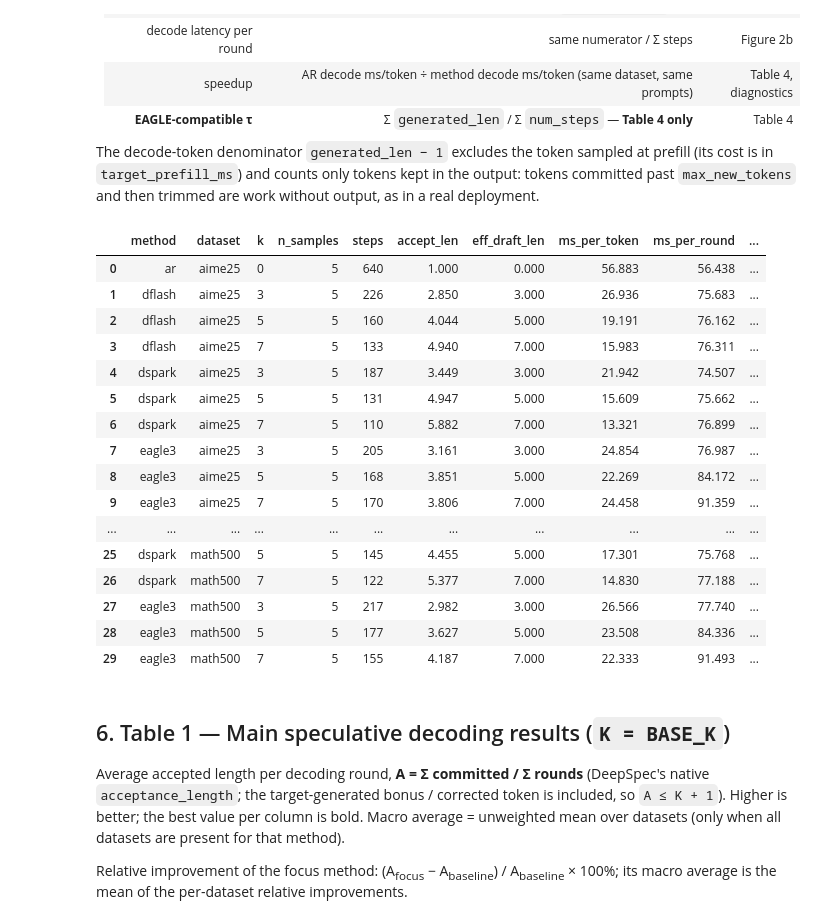
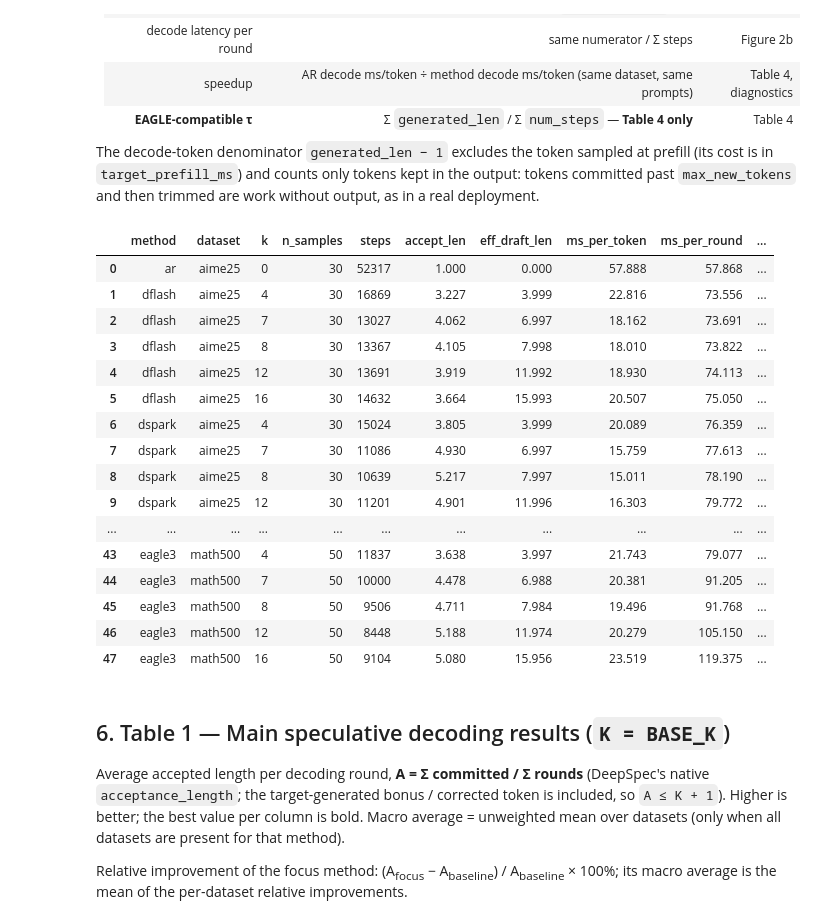
Before and after one commit to ArtemShamro/DeepSpec, a Jupyter notebook: experiments/notebooks/report.ipynb, the cells around one changed output. Drawn from its saved outputs; the diff is of its cells as text; code cells hidden in the pictures.

```diff
--- a/experiments/notebooks/report.ipynb
+++ b/experiments/notebooks/report.ipynb
@@ -24,11 +25,12 @@ datasets or methods.
 # ---- Configuration: the only cell that needs editing --------------------------------------------
 # Logs. LOG_DIR is either one run directory (contains manifest.json) or a directory with run
 # directories below it. Relative paths are resolved against the repository root.
-LOG_DIR = "experiments/results/qwen3_4b_main_merged"
+LOG_DIR = "experiments/results/DeepSpec_qwen3_4b_main_results"
 RUNS = "latest"          # "latest" = newest run under LOG_DIR; "all" = merge every run; or a list of run ids
 
 K_VALUES = [4, 7, 8, 12, 16]  # draft lengths to report
-BASE_K = 7               # K used for the fixed-K comparisons (Table 1, Figure 1)
+BASE_K = 7               # K used for the fixed-K comparisons (Table 1, Figures 1 and 3)
+K_FIG2 = [4, 8, 12, 16]  # draft lengths shown in Figure 2 (accepted length + latency per step)
 
 DATASETS = ["gsm8k", "math500", "aime25"]       # order of columns / panels; missing ones are skipped
 METHODS = ["eagle3", "dflash", "dspark"]        # speculative methods, in display order
@@ -376,6 +380,8 @@ def safe_div(a, b):
 
 
 samples["decode_ms"] = samples[PHASES].sum(axis=1, min_count=len(PHASES))
+# Whole generation on the GPU timeline: target prefill + drafter init_context + decode.
+samples["total_ms"] = samples["target_prefill_ms"] + samples["init_context_ms"].fillna(0) + samples["decode_ms"]
 samples["decode_tokens"] = (samples["generated_len"] - 1).clip(lower=0)
 samples["peak_bytes"] = samples[["prefill_peak_bytes", "decode_peak_bytes"]].max(axis=1)
 samples["context_len"] = samples["prompt_len"] + samples["generated_len"]
@@ -387,7 +393,7 @@ def group_metrics(samples: pd.DataFrame, steps: pd.DataFrame) -> pd.DataFrame:
                                   drafted=("drafted_len", "sum"))
     sa = samples.groupby(GROUP).agg(
         n_samples=("sample_idx", "size"), num_steps=("num_steps", "sum"), generated=("generated_len", "sum"),
-        decode_tokens=("decode_tokens", "sum"), decode_ms=("decode_ms", "sum"),
+        decode_tokens=("decode_tokens", "sum"), decode_ms=("decode_ms", "sum"), total_ms=("total_ms", "sum"),
         **{p: (p, "sum") for p in PHASES},
         prefill_ms=("target_prefill_ms", "mean"), init_context_ms=("init_context_ms", "mean"),
         prompt_len=("prompt_len", "mean"), generated_len=("generated_len", "mean"),
@@ -402,6 +408,7 @@ def group_metrics(samples: pd.DataFrame, steps: pd.DataFrame) -> pd.DataFrame:
     g["tau_eagle"] = safe_div(g["generated"], g["num_steps"])          # Table 4 only
     g["ms_per_token"] = safe_div(g["decode_ms"], g["decode_tokens"])
     g["ms_per_round"] = safe_div(g["decode_ms"], g["steps"])
+    g["ms_per_step_total"] = safe_div(g["total_ms"], g["num_steps"])  # DSpark paper: generation time / steps
     for p in PHASES:
         g[p + "_per_round"] = safe_div(g[p], g["steps"])
         g[p + "_per_token"] = safe_div(g[p], g["decode_tokens"])
@@ -421,6 +428,11 @@ G = group_metrics(samples, steps)
 def metric(method, dataset, k, col):
     row = G[(G["method"] == method) & (G["dataset"] == dataset) & (G["k"] == k)]
     return float(row[col].iloc[0]) if len(row) else np.nan
+
+
+def macro(method, k, col):
+    """Unweighted mean over datasets: each dataset counts once, whatever its sample count."""
+    return float(np.mean([metric(method, d, k, col) for d in DS]))
 
 
 def rel(a, b):
@@ -436,50 +448,50 @@ def dname(d):
 
 
 STYLE = {m: {"color": _SERIES[i % len(_SERIES)], "marker": _MARKERS[i % len(_MARKERS)]}
          for i, m in enumerate(METHODS)}
 STYLE[AR_METHOD] = {"color": AR_COLOR, "marker": "x"}
 
 
 def save(fig, stem):
     if OUT_DIR is not None:
         for fmt in SAVE_FORMATS:
-            fig.savefig(OUT_DIR / f"{stem}.{fmt}")
+            fig.savefig(OUT_DIR / f"{stem}.{fmt}", facecolor="white", transparent=False)
 
 
 def save_table(df, stem):
     if OUT_DIR is not None:
         df.to_csv(OUT_DIR / f"{stem}.csv")
 
 
 def legend_below(fig, methods, ar=False, extra=()):
     handles = [plt.Line2D([], [], color=STYLE[m]["color"], marker=STYLE[m]["marker"], label=name(m)) for m in methods]
     if ar:
         handles.append(plt.Line2D([], [], color=AR_COLOR, ls="--", label=name(AR_METHOD)))
     handles += list(extra)
     fig.legend(handles=handles, loc="lower center", ncol=len(handles), bbox_to_anchor=(0.5, -0.02))
 
 
 cols = ["method", "dataset", "k", "n_samples", "steps", "accept_len", "eff_draft_len", "ms_per_token",
         "ms_per_round", "speedup", "generated_len", "length_limited"]
 display(G[cols].sort_values(["dataset", "method", "k"]).reset_index(drop=True))
 # %% [output]
 |  | method | dataset | k | n_samples | steps | accept_len | eff_draft_len | ms_per_token | ms_per_round | ... |
-| 0 | ar | aime25 | 0 | 5 | 640 | 1.000 | 0.000 | 56.883 | 56.438 | ... |
-| 1 | dflash | aime25 | 3 | 5 | 226 | 2.850 | 3.000 | 26.936 | 75.683 | ... |
-| 2 | dflash | aime25 | 5 | 5 | 160 | 4.044 | 5.000 | 19.191 | 76.162 | ... |
-| 3 | dflash | aime25 | 7 | 5 | 133 | 4.940 | 7.000 | 15.983 | 76.311 | ... |
-| 4 | dspark | aime25 | 3 | 5 | 187 | 3.449 | 3.000 | 21.942 | 74.507 | ... |
-| 5 | dspark | aime25 | 5 | 5 | 131 | 4.947 | 5.000 | 15.609 | 75.662 | ... |
-| 6 | dspark | aime25 | 7 | 5 | 110 | 5.882 | 7.000 | 13.321 | 76.899 | ... |
-| 7 | eagle3 | aime25 | 3 | 5 | 205 | 3.161 | 3.000 | 24.854 | 76.987 | ... |
-| 8 | eagle3 | aime25 | 5 | 5 | 168 | 3.851 | 5.000 | 22.269 | 84.172 | ... |
-| 9 | eagle3 | aime25 | 7 | 5 | 170 | 3.806 | 7.000 | 24.458 | 91.359 | ... |
+| 0 | ar | aime25 | 0 | 30 | 52317 | 1.000 | 0.000 | 57.888 | 57.868 | ... |
+| 1 | dflash | aime25 | 4 | 30 | 16869 | 3.227 | 3.999 | 22.816 | 73.556 | ... |
+| 2 | dflash | aime25 | 7 | 30 | 13027 | 4.062 | 6.997 | 18.162 | 73.691 | ... |
+| 3 | dflash | aime25 | 8 | 30 | 13367 | 4.105 | 7.998 | 18.010 | 73.822 | ... |
+| 4 | dflash | aime25 | 12 | 30 | 13691 | 3.919 | 11.992 | 18.930 | 74.113 | ... |
+| 5 | dflash | aime25 | 16 | 30 | 14632 | 3.664 | 15.993 | 20.507 | 75.050 | ... |
+| 6 | dspark | aime25 | 4 | 30 | 15024 | 3.805 | 3.999 | 20.089 | 76.359 | ... |
+| 7 | dspark | aime25 | 7 | 30 | 11086 | 4.930 | 6.997 | 15.759 | 77.613 | ... |
+| 8 | dspark | aime25 | 8 | 30 | 10639 | 5.217 | 7.997 | 15.011 | 78.190 | ... |
+| 9 | dspark | aime25 | 12 | 30 | 11201 | 4.901 | 11.996 | 16.303 | 79.772 | ... |
 | ... | ... | ... | ... | ... | ... | ... | ... | ... | ... | ... |
-| 25 | dspark | math500 | 5 | 5 | 145 | 4.455 | 5.000 | 17.301 | 75.768 | ... |
-| 26 | dspark | math500 | 7 | 5 | 122 | 5.377 | 7.000 | 14.830 | 77.188 | ... |
-| 27 | eagle3 | math500 | 3 | 5 | 217 | 2.982 | 3.000 | 26.566 | 77.740 | ... |
-| 28 | eagle3 | math500 | 5 | 5 | 177 | 3.627 | 5.000 | 23.508 | 84.336 | ... |
-| 29 | eagle3 | math500 | 7 | 5 | 155 | 4.187 | 7.000 | 22.333 | 91.493 | ... |
+| 43 | eagle3 | math500 | 4 | 50 | 11837 | 3.638 | 3.997 | 21.743 | 79.077 | ... |
+| 44 | eagle3 | math500 | 7 | 50 | 10000 | 4.478 | 6.988 | 20.381 | 91.205 | ... |
+| 45 | eagle3 | math500 | 8 | 50 | 9506 | 4.711 | 7.984 | 19.496 | 91.768 | ... |
+| 46 | eagle3 | math500 | 12 | 50 | 8448 | 5.188 | 11.974 | 20.279 | 105.150 | ... |
+| 47 | eagle3 | math500 | 16 | 50 | 9104 | 5.080 | 15.956 | 23.519 | 119.375 | ... |
 # %% [markdown]
 ## 6. Table 1 — Main speculative decoding results (`K = BASE_K`)
 
```
Also changed, not shown: parts of 25 cells of this notebook, 1 other file.
